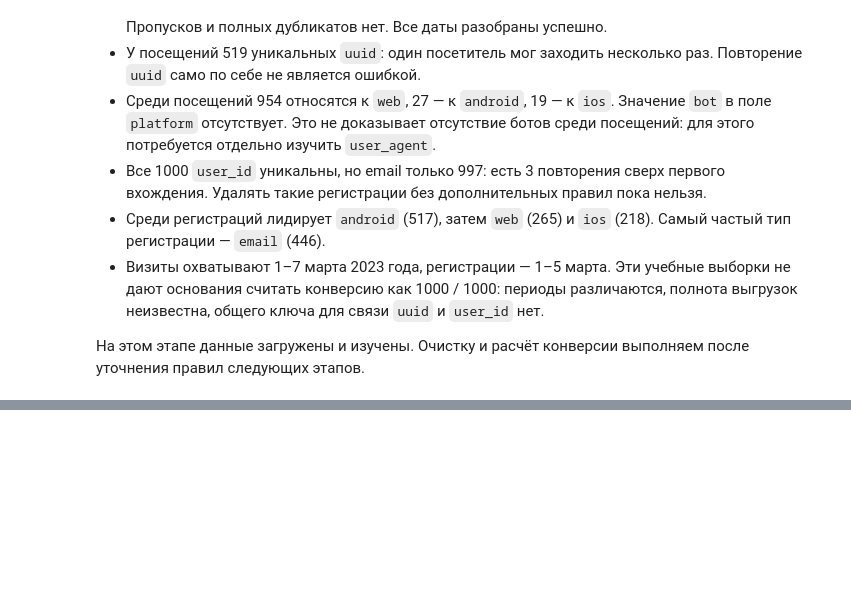
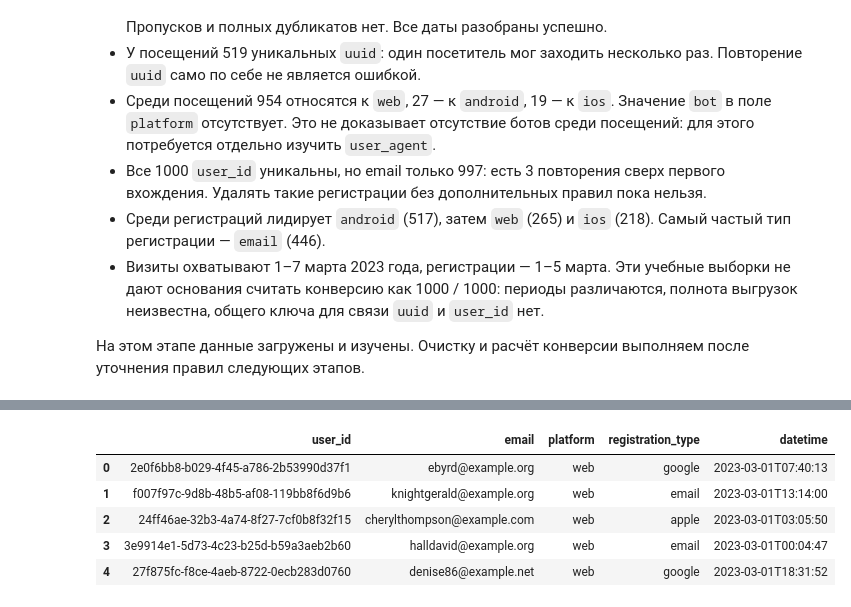
Before and after one commit to hypnozer/python-for-data-analysts-project-100, a Jupyter notebook: data_preparation.ipynb, the cells around one changed output, grey strips where cells are left out. Cells and saved outputs as stored; diff of their text form; code cells hidden in the pictures; blank space fills up the shorter version.

Commit message:
Fetch visits and registrations from API

```diff
--- a/data_preparation.ipynb
+++ b/data_preparation.ipynb
@@ -201,0 +214,32 @@ pd.DataFrame({
+# %%
+API_BASE_URL = "https://data-charts-api.hexlet.app"
+API_PERIOD = {"begin": "2023-03-01", "end": "2023-09-01"}
+
+
+def fetch_api_data(endpoint, expected_columns):
+    response = requests.get(
+        f"{API_BASE_URL}/{endpoint}",
+        params=API_PERIOD,
+        timeout=120,
+    )
+    response.raise_for_status()
+    records = response.json()
+    if not isinstance(records, list):
+        raise ValueError(f"{endpoint}: ожидался JSON-массив записей")
+    if not all(isinstance(record, dict) for record in records):
+        raise ValueError(f"{endpoint}: каждая запись должна быть JSON-объектом")
+    if not all(set(expected_columns).issubset(record) for record in records):
+        raise ValueError(f"{endpoint}: в записях отсутствуют обязательные поля")
+
+    frame = pd.DataFrame(records, columns=expected_columns).astype("string")
+    print(f"{endpoint}: HTTP {response.status_code}, строк: {len(frame):,}")
+    return frame
+
+
+api_visits = fetch_api_data(
+    "visits", ["visit_id", "platform", "user_agent", "datetime"]
+)
+api_registrations = fetch_api_data(
+    "registrations",
+    ["user_id", "email", "platform", "registration_type", "datetime"],
+)
@@ -201,0 +258,9 @@ pd.DataFrame({
+# %%
+api_registrations.head()
+# %% [output]
+|  | user_id | email | platform | registration_type | datetime |
+| 0 | 2e0f6bb8-b029-4f45-a786-2b53990d37f1 | ebyrd@example.org | web | google | 2023-03-01T07:40:13 |
+| 1 | f007f97c-9d8b-48b5-af08-119bb8f6d9b6 | knightgerald@example.org | web | email | 2023-03-01T13:14:00 |
+| 2 | 24ff46ae-32b3-4a74-8f27-7cf0b8f32f15 | cherylthompson@example.com | web | apple | 2023-03-01T03:05:50 |
+| 3 | 3e9914e1-5d73-4c23-b25d-b59a3aeb2b60 | halldavid@example.org | web | email | 2023-03-01T00:04:47 |
+| 4 | 27f875fc-f8ce-4aeb-8722-0ecb283d0760 | denise86@example.net | web | google | 2023-03-01T18:31:52 |
```
Also changed, not shown: parts of 6 cells of this notebook, 1 other file.
